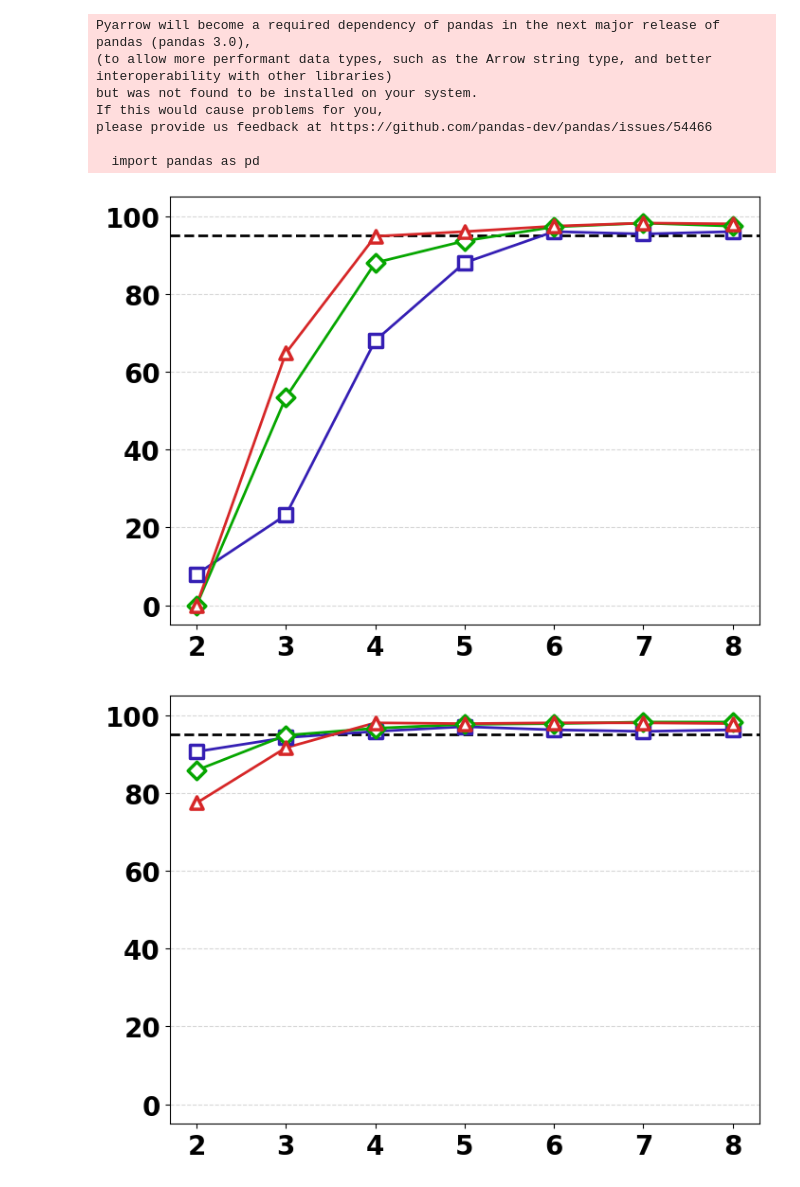
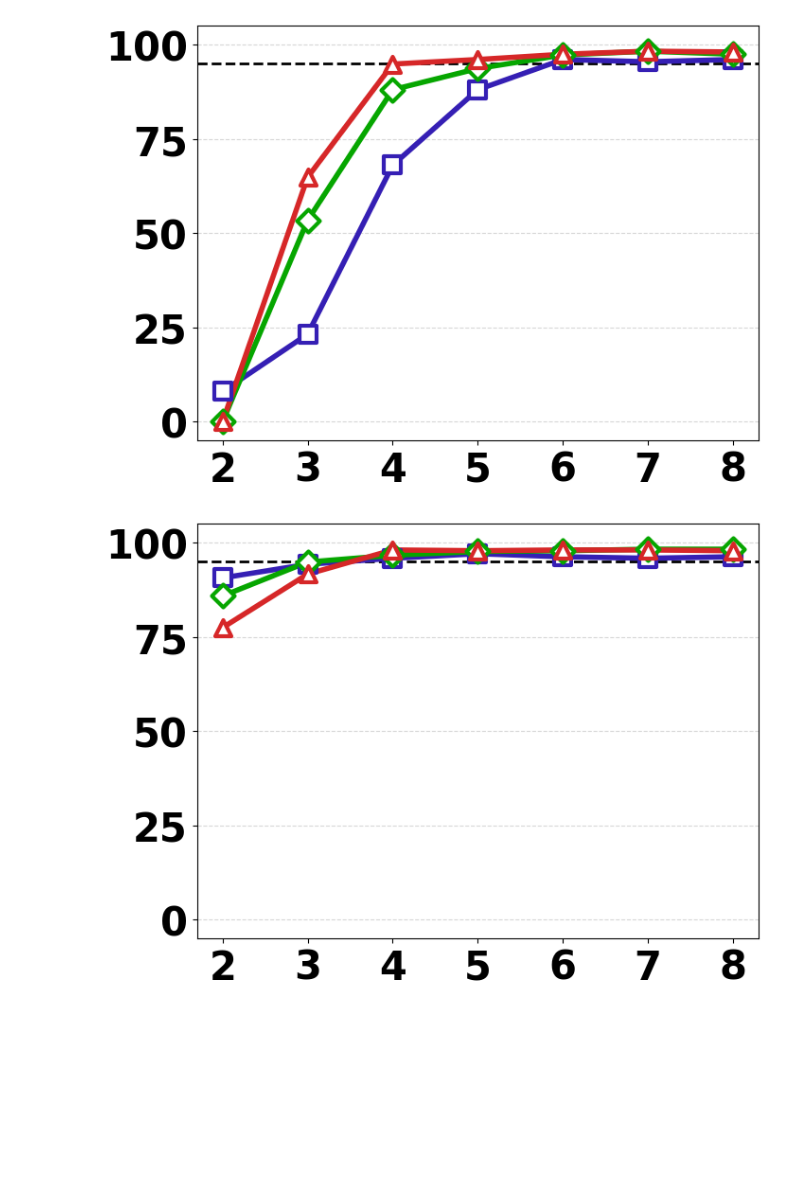
Before and after one commit to yuuharu11/LNN-control, a Jupyter notebook: robomimic/myscript/make-graph/quantization.ipynb, the cells around one changed output. Cells and saved outputs as stored; diff of their text form; code cells hidden in the pictures; blank space fills up the shorter version.

```diff
--- a/robomimic/myscript/make-graph/quantization.ipynb
+++ b/robomimic/myscript/make-graph/quantization.ipynb
@@ -99,43 +99,36 @@ for pattern in patterns:
 
     for base_model in plot_order:
         df_m = df_agg[df_agg["base_model"] == base_model].sort_values("bit")
         if df_m.empty:
             continue
 
         bits  = df_m["bit"].values
         means = df_m["success_rate"].values * 100
 
         color  = custom_colors[base_model]
         marker = markers[base_model]
 
-        plt.plot(bits, means, color=color, linewidth=2.0, zorder=5)
+        plt.plot(bits, means, color=color, linewidth=4.0, zorder=5)
         plt.scatter(
             bits, means,
             marker=marker,
-            s=90,
+            s=150,
             facecolors="white",
             edgecolors=color,
-            linewidths=2.5,
+            linewidths=3.0,
             zorder=6,
         )
 
     plt.ylim(-5, 105)
     plt.xticks(sorted(df_agg["bit"].unique()))
 
-    plt.tick_params(axis="both", labelsize=20)
+    plt.tick_params(axis="both", labelsize=30)
     for lbl in plt.gca().get_xticklabels() + plt.gca().get_yticklabels():
         lbl.set_fontweight("bold")
 
     plt.grid(axis="y", linestyle="--", alpha=0.5)
     plt.tight_layout()
     plt.show()
 # %% [output]
-Pyarrow will become a required dependency of pandas in the next major release of pandas (pandas 3.0),
-(to allow more performant data types, such as the Arrow string type, and better interoperability with other libraries)
-but was not found to be installed on your system.
-If this would cause problems for you,
-please provide us feedback at https://github.com/pandas-dev/pandas/issues/54466
-
-  import pandas as pd
-[figure, old version]
+[figure, new version]
-[figure, old version]
+[figure, new version]
```
Also changed, not shown: parts of 3 cells of this notebook, 56 other files.
